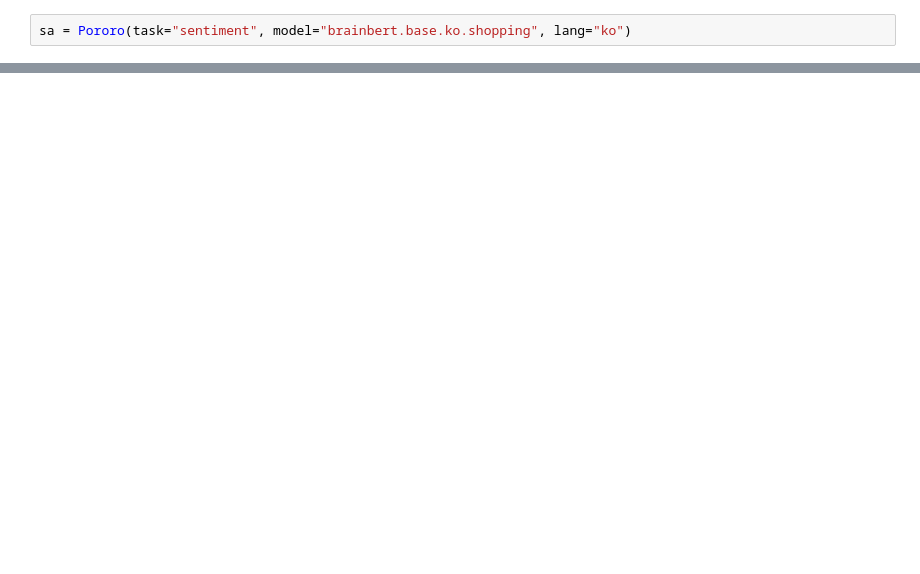
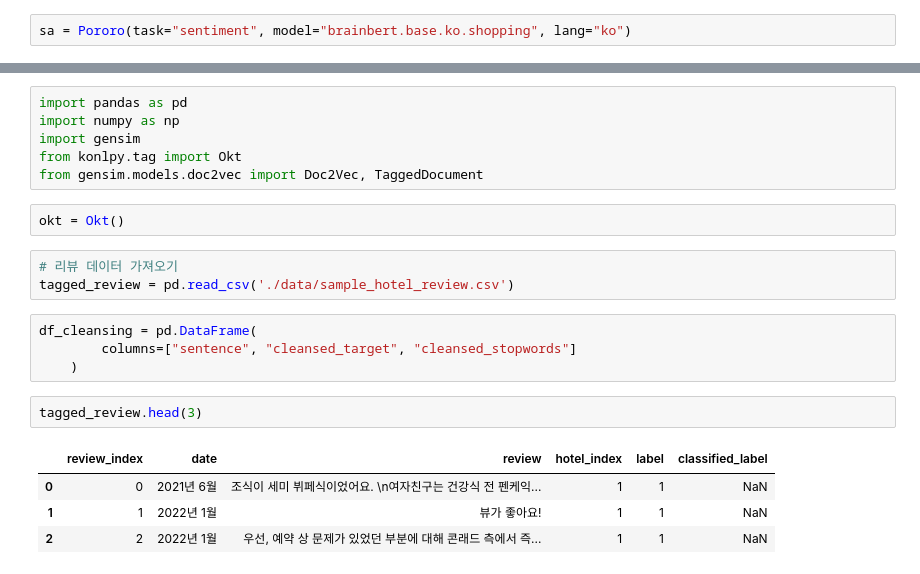
Before and after one commit to sugenius77/Elice-AI-Project--, a Jupyter notebook: AI/sentiment analysis codeset/sentiment_analysis_Pororo.ipynb, the cells around one changed output, grey strips where cells are left out. Saved outputs shown, nothing was run; the diff lists cells and outputs as text; blank space fills up the shorter version.

```diff
--- a/AI/sentiment analysis codeset/sentiment_analysis_Pororo.ipynb
+++ b/AI/sentiment analysis codeset/sentiment_analysis_Pororo.ipynb
@@ -107,0 +199,22 @@ FN_list
+# %%
+import pandas as pd
+import numpy as np
+import gensim
+from konlpy.tag import Okt
+from gensim.models.doc2vec import Doc2Vec, TaggedDocument
+# %%
+okt = Okt()
+# %%
+# 리뷰 데이터 가져오기
+tagged_review = pd.read_csv('./data/sample_hotel_review.csv')
+# %%
+df_cleansing = pd.DataFrame(
+        columns=["sentence", "cleansed_target", "cleansed_stopwords"]
+    )
+# %%
+tagged_review.head(3)
+# %% [output]
+|  | review_index | date | review | hotel_index | label | classified_label |
+| 0 | 0 | 2021년 6월 | 조식이 세미 뷔페식이었어요. \n여자친구는 건강식 전 펜케익... | 1 | 1 | NaN |
+| 1 | 1 | 2022년 1월 | 뷰가 좋아요! | 1 | 1 | NaN |
+| 2 | 2 | 2022년 1월 | 우선, 예약 상 문제가 있었던 부분에 대해 콘래드 측에서 즉... | 1 | 1 | NaN |
```
Also changed, not shown: parts of 50 cells of this notebook.
